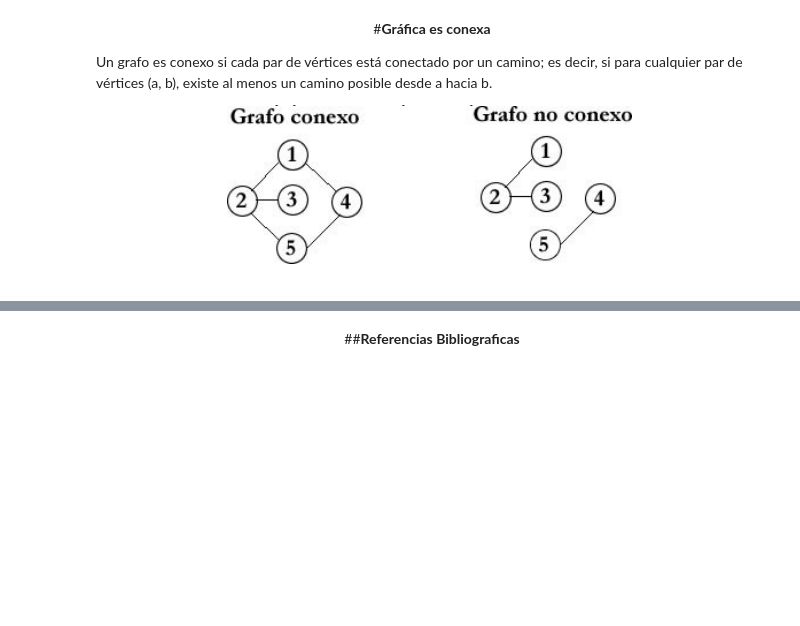
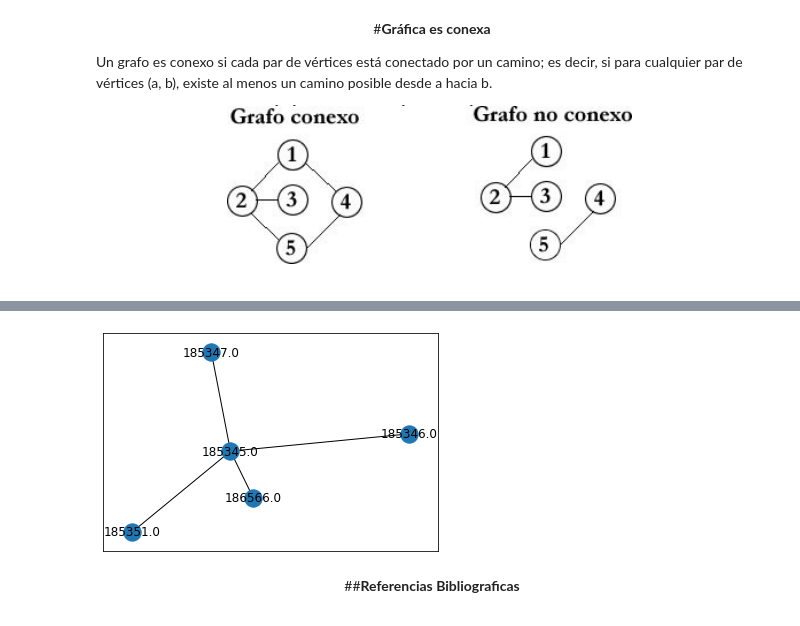
Before and after one commit to jequi1992/Matematicas_Discretas, a Jupyter notebook: Gráfica_es_conexa.ipynb, the cells around one changed output, grey strips where cells are left out. Cells and saved outputs as stored; diff of their text form; code cells hidden in the pictures; blank space fills up the shorter version.

```diff
--- a/Gráfica_es_conexa.ipynb
+++ b/Gráfica_es_conexa.ipynb
@@ -17,3 +104,22 @@ Un grafo es conexo si cada par de vértices está conectado por un camino; es de
+# %%
+import networkx as nx
+
+N1 = [185345.0,185345.0,185345.0,185345.0] # nodo 1
+N2 = [185346.0,185347.0 ,186566.0,185351.0] # nodo 2
+dis = [17.9418585885,202.8880836154,840.5597716719,62.4560161399] # distancia
+N =[185345.0,185345.0,185345.0,185345.0,185346.0,185347.0 ,186566.0,185351.0] # nodos
+#%%
+g = nx.Graph()
+g.add_nodes_from(N)
+Borde = zip(N1,N2)
+g.add_edges_from(Borde)
+peso = zip(N1,N2,dis)
+g.add_weighted_edges_from(peso)
+#%%
+g.edges(data = True)
+nx.draw_networkx(g)
+# %% [output]
+[figure, added]
 # %% [markdown]
 <center>
 
```
Also changed, not shown: parts of 4 cells of this notebook.
